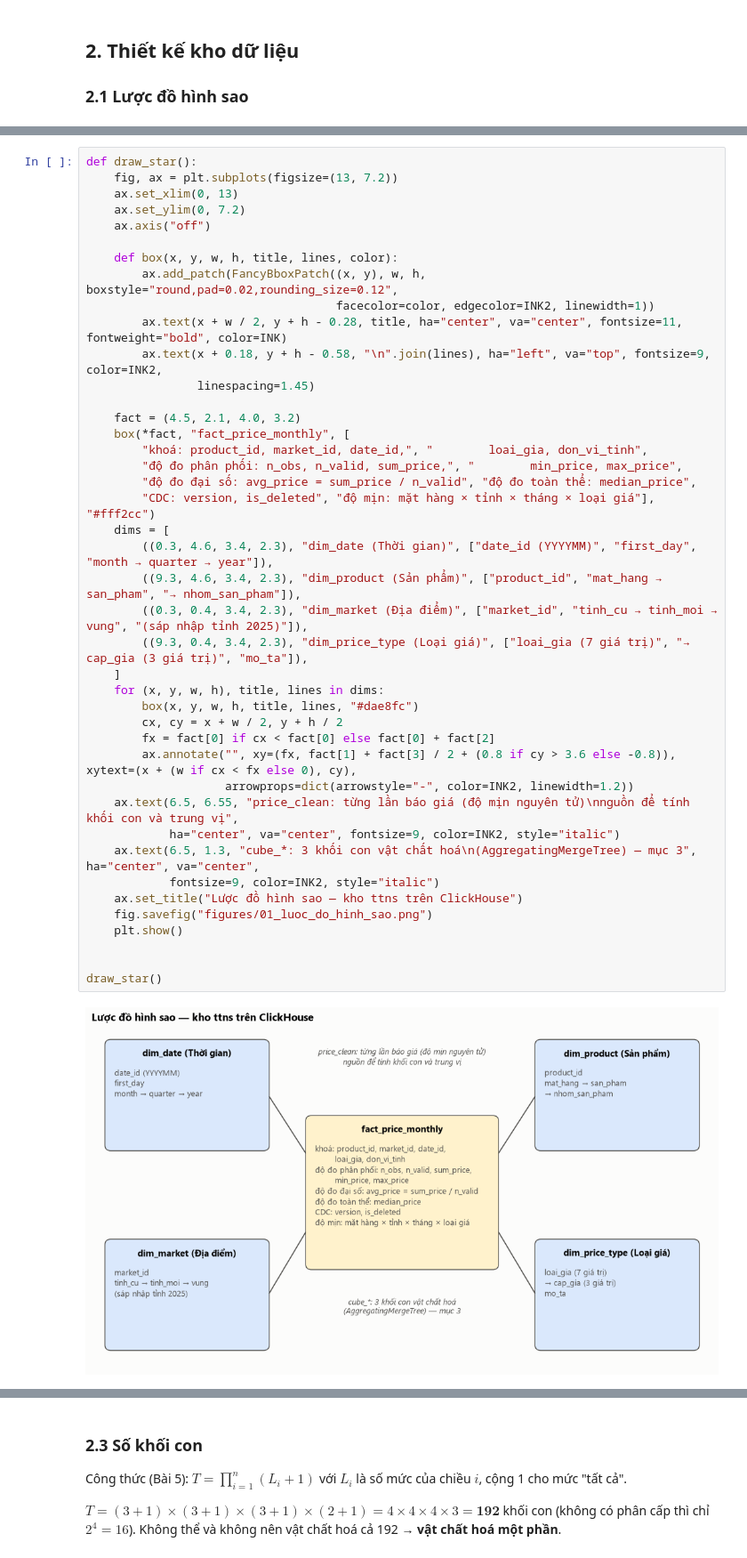
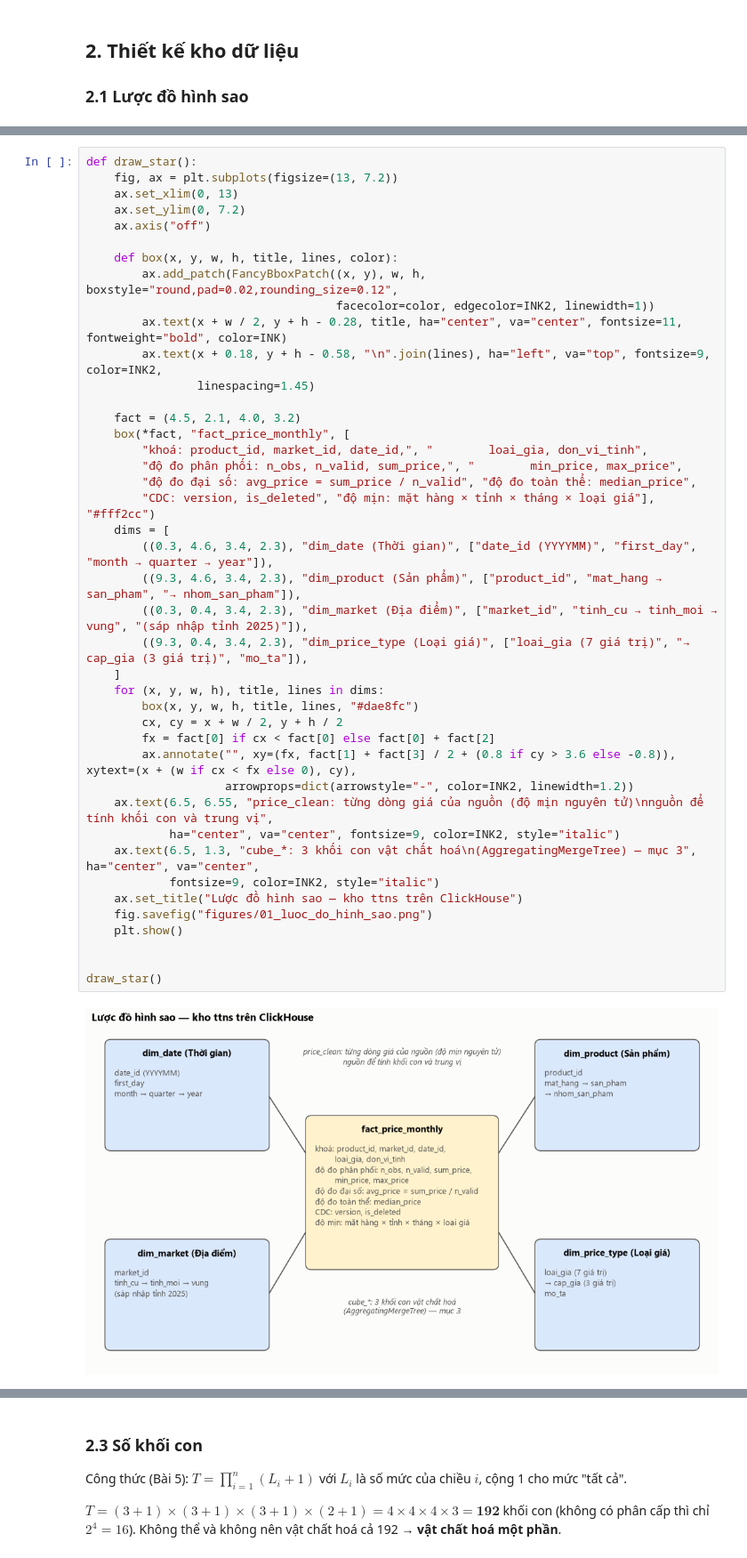
Before and after one commit to VSang916/KhoDL, a Jupyter notebook: luong/olap/OLAP_GiaNongSan.ipynb, the cells around one changed output, grey strips where cells are left out. Shown at 89% size. Drawn from its saved outputs; the diff is of its cells as text.

```diff
--- a/luong/olap/OLAP_GiaNongSan.ipynb
+++ b/luong/olap/OLAP_GiaNongSan.ipynb
@@ -170,35 +189,35 @@ def draw_star():
                 linespacing=1.45)
 
     fact = (4.5, 2.1, 4.0, 3.2)
     box(*fact, "fact_price_monthly", [
         "khoá: product_id, market_id, date_id,", "        loai_gia, don_vi_tinh",
         "độ đo phân phối: n_obs, n_valid, sum_price,", "        min_price, max_price",
         "độ đo đại số: avg_price = sum_price / n_valid", "độ đo toàn thể: median_price",
         "CDC: version, is_deleted", "độ mịn: mặt hàng × tỉnh × tháng × loại giá"], "#fff2cc")
     dims = [
         ((0.3, 4.6, 3.4, 2.3), "dim_date (Thời gian)", ["date_id (YYYYMM)", "first_day", "month → quarter → year"]),
         ((9.3, 4.6, 3.4, 2.3), "dim_product (Sản phẩm)", ["product_id", "mat_hang → san_pham", "→ nhom_san_pham"]),
         ((0.3, 0.4, 3.4, 2.3), "dim_market (Địa điểm)", ["market_id", "tinh_cu → tinh_moi → vung", "(sáp nhập tỉnh 2025)"]),
         ((9.3, 0.4, 3.4, 2.3), "dim_price_type (Loại giá)", ["loai_gia (7 giá trị)", "→ cap_gia (3 giá trị)", "mo_ta"]),
     ]
     for (x, y, w, h), title, lines in dims:
         box(x, y, w, h, title, lines, "#dae8fc")
         cx, cy = x + w / 2, y + h / 2
         fx = fact[0] if cx < fact[0] else fact[0] + fact[2]
         ax.annotate("", xy=(fx, fact[1] + fact[3] / 2 + (0.8 if cy > 3.6 else -0.8)), xytext=(x + (w if cx < fx else 0), cy),
                     arrowprops=dict(arrowstyle="-", color=INK2, linewidth=1.2))
-    ax.text(6.5, 6.55, "price_clean: từng lần báo giá (độ mịn nguyên tử)\nnguồn để tính khối con và trung vị",
+    ax.text(6.5, 6.55, "price_clean: từng dòng giá của nguồn (độ mịn nguyên tử)\nnguồn để tính khối con và trung vị",
             ha="center", va="center", fontsize=9, color=INK2, style="italic")
     ax.text(6.5, 1.3, "cube_*: 3 khối con vật chất hoá\n(AggregatingMergeTree) — mục 3", ha="center", va="center",
             fontsize=9, color=INK2, style="italic")
     ax.set_title("Lược đồ hình sao — kho ttns trên ClickHouse")
     fig.savefig("figures/01_luoc_do_hinh_sao.png")
     plt.show()
 
 
 draw_star()
 # %% [output]
-[figure, old version]
+[figure, new version]
 # %% [markdown]
 ### 2.2 Độ mịn, chiều và phân cấp khái niệm
 **Độ mịn của bảng sự kiện = 1 mặt hàng × 1 tỉnh × 1 tháng × 1 loại giá × 1 đơn vị tính.**
```
Also changed, not shown: parts of 24 cells of this notebook, 35 other files.
